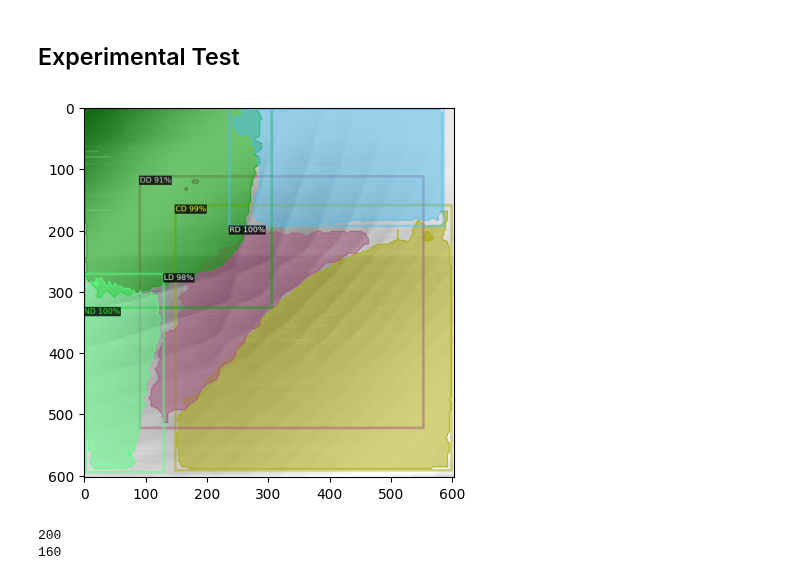
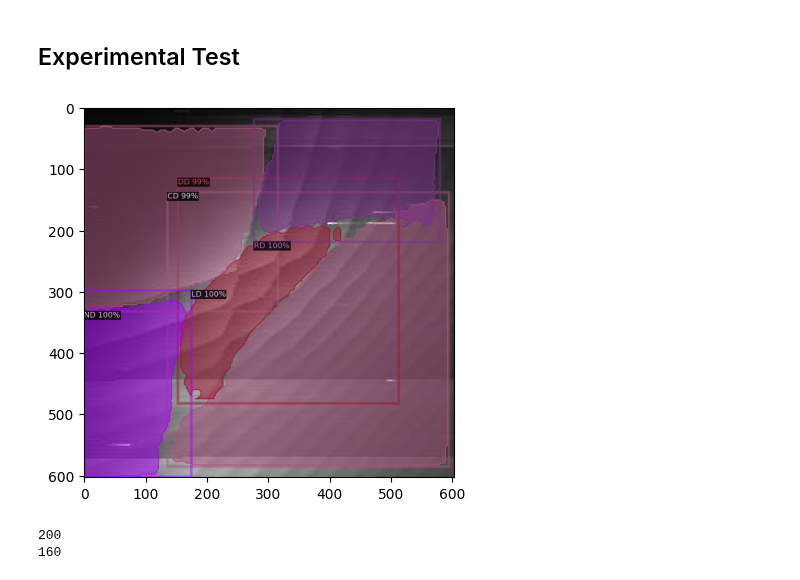
Before and after one commit to mainCSG/QuantumDotControl, a Jupyter notebook: autotuning/coarse_tuning/src/inference_model.ipynb, the cells around one changed output. Cells and saved outputs as stored; diff of their text form; code cells hidden in the pictures.

```diff
--- a/autotuning/coarse_tuning/src/inference_model.ipynb
+++ b/autotuning/coarse_tuning/src/inference_model.ipynb
@@ -50,7 +50,7 @@ detectron2: 0.6
 #!scp apaurevi@graham.computecanada.ca:projects/def-baugh/apaurevi/QuantumDotControl/output/model_final.pth ./output/model_sept_12_charge_state.pth
 # %%
 # Load trained model path
-model_path = os.path.join("../output", "model_july_29.pth")  # path to the model we just trained
+model_path = os.path.join("../output", "model_0009999.pth")  # path to the model we just trained
 model_name = 'dot_num'
 # %%
 config_path = "./config.yaml"
@@ -219,7 +221,7 @@ IndexError: list index out of range
 # %% [markdown]
 ## Experimental Test
 # %%
-test_image = os.path.join(MODEL_TEST_DATA_DIR, "exp_large_09.jpg")
+test_image = os.path.join(MODEL_TEST_DATA_DIR, "exp_large_10.jpg")
 im = cv2.imread(test_image)
 im = cv2.rotate(im, cv2.ROTATE_180)
 im_blur = cv2.bilateralFilter(im, 3,50,50)
@@ -250,34 +252,34 @@ kernel = np.array([[0, -1, 0],
 # # # plt.colorbar()
 # # # plt.show()
 # # # im = cv2.cvtColor(im_thres, cv2.COLOR_GRAY2RGB)
 # # # plt.imshow(im)
 # # # plt.colorbar()
 # # # plt.show()
 # # im = cv2.rotate(im_adap_thres, cv2.ROTATE_180)
 # # plt.imshow(im)
 # # plt.colorbar()
 # # plt.show()
 # # im = cv2.cvtColor(im, cv2.COLOR_GRAY2RGB)
 
 # # im = cv2.rotate(sobelxy.astype('uint8'), cv2.ROTATE_180)
 # im = cv2.cvtColor(gray, cv2.COLOR_GRAY2RGB)
 # im = cv2.rotate(im, cv2.ROTATE_180)
 # plt.imshow(im)
 # plt.colorbar()
 # plt.show()
 outputs = predictor(im)  # format is documented at https://detectron2.readthedocs.io/tutorials/models.html#model-output-format
 csd_test_metadata = MetadataCatalog.get("csd_val")
 v = Visualizer(im[:, :, ::-1],
                 metadata=csd_test_metadata,
                 scale=3,    # remove the colors of unsegmented pixels. This option is only available for segmentation models
 )
 
 out = v.draw_instance_predictions(outputs["instances"].to("cpu"))
 plt.imshow(out.get_image())
 
 plt.show()
 # %% [output]
-[figure, old version]
+[figure, new version]
 # %%
 import pandas as pd
 data = '../../bootstrapping/data/Data_SHTs_Triton/20240131/163528/data.dat'
```
Also changed, not shown: parts of 9 cells of this notebook, 3 other files.
